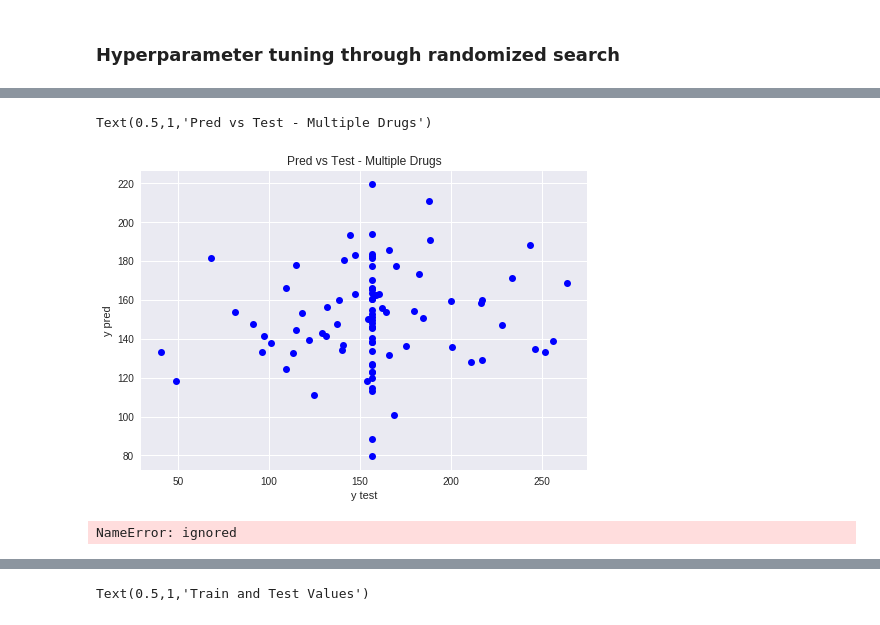
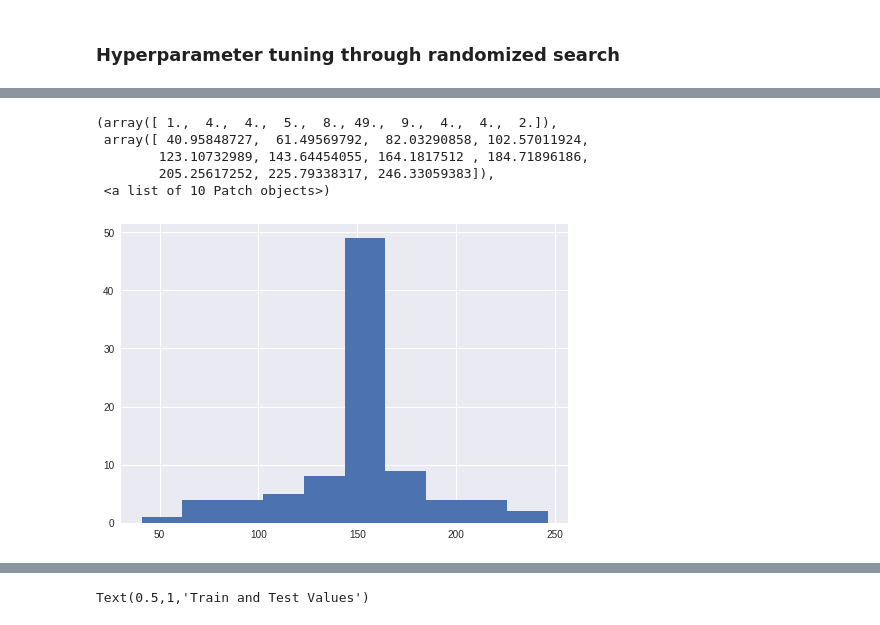
Before and after one commit to shalini-s/aml-drug-sensitivity, a Jupyter notebook: aml_drug_predictions.ipynb, the cells around one changed output, grey strips where cells are left out. Cells and saved outputs as stored; diff of their text form; code cells hidden in the pictures.

```diff
--- a/aml_drug_predictions.ipynb
+++ b/aml_drug_predictions.ipynb
@@ -50,10 +73,10 @@ del data
 # %% [markdown]
 ## Model
 # %%
-def model_predict(x_train, n_lay, n_nodes, activation_func, n_output, dr_rate):
+def model_predict_gen(x_train, n_lay, n_nodes, activation_func, n_output, reg_rate, dr_rate):
     layers = []
     for i in range(0, n_lay-1):
-      new_layer = tf.layers.Dense(units=n_nodes, activation=activation_func,kernel_regularizer=keras.regularizers.l2(0.001))
+      new_layer = tf.layers.Dense(units=n_nodes, activation=activation_func,kernel_regularizer=keras.regularizers.l2(reg_rate))
       layers.append(new_layer)
     layers.append(tf.layers.Dense(units=n_output)) #should last activation func b dif?
 
@@ -178 +251,6 @@ params = {'dr_rate': 0.4, 'n_nodes': 100, 'l_rate': 0.001, 'activation_func': tf
+# %%
+params = {'dr_rate': 0.5, 'n_nodes': 100, 'l_rate': 0.001, 'activation_func': tf.nn.relu, 'n_layers': 3, 'reg_rate': 0.001, 'n_output': 5}
+
+res = nn(X, y, n_val = 15, n_ep = 300, **params)
+r2, r2test, losses_train, _predictions_train, _sensitivity_train, losses_test, _predictions_test, _sensitivity_test, validation = res
 # %%
@@ -276,13 +276,11 @@ np.mean(validation)
 # %%
-y_train = pd.DataFrame(_y_train)
-y_pred = pd.DataFrame(_y_train_pred)
-plt.plot(y_train.iloc[:,0],y_pred.iloc[:,0],'bo')
-plt.xlabel('y train')
+y_test = pd.DataFrame(_sensitivity_test)
+y_pred = pd.DataFrame(_predictions_test)
+plt.plot(y_test.iloc[:,0],y_pred.iloc[:,0],'bo')
+plt.xlabel('y test')
 plt.ylabel('y pred')
-plt.title('Pred vs Train - Multiple Drugs')
-# Best Train R2: 0.154347107813
-# Best Test R2: -0.0103134143273
-# Best Train Params: {'dr_rate': 0.4, 'n_nodes': 100, 'l_rate': 0.001, 'activation_func': <function relu at 0x7ff2cb6c1758>, 'n_layers': 3, 'n_output': 122}
-# Best Test Params: {'dr_rate': 0.6, 'n_nodes': 50, 'l_rate': 0.9, 'activation_func': <function sigmoid at 0x7ff2cb650320>, 'n_layers': 7, 'n_output': 122}
+plt.title('Pred vs Test - top 5 drugs')
+#Best Train Params: {'dr_rate': 0.3, 'n_nodes': 100, 'l_rate': 0.5, 'activation_func': <function sigmoid at 0x7fcd3011b6e0>, 'n_layers': 3, 'n_output': 1}
+#Best Train R2: 0.942072275879
 
 #but testing data is shit
@@ -292,19 +287,9 @@ Text(0.5,1,'Pred vs Train - Multiple Drugs')
-# %%
-y_test = pd.DataFrame(_y_test)
-y_pred = pd.DataFrame(_y_test_pred)
-plt.plot(y_test.iloc[:,0],y_pred.iloc[:,0],'bo')
-plt.xlabel('y test')
-plt.ylabel('y pred')
-plt.title('Pred vs Test - Multiple Drugs')
-
-#Best Train Params: {'dr_rate': 0.3, 'n_nodes': 100, 'l_rate': 0.5, 'activation_func': <function sigmoid at 0x7fcd3011b6e0>, 'n_layers': 3, 'n_output': 1}
-#Best Train R2: 0.942072275879
-
-#but testing data is shit
-# %% [output]
-Text(0.5,1,'Pred vs Test - Multiple Drugs')
-[figure, removed]
 # %%
-plt.hist(X)
+plt.hist(y_test.iloc[:,0])
 # %% [output]
-NameError: ignored
+(array([ 1.,  4.,  4.,  5.,  8., 49.,  9.,  4.,  4.,  2.]),
+ array([ 40.95848727,  61.49569792,  82.03290858, 102.57011924,
+        123.10732989, 143.64454055, 164.1817512 , 184.71896186,
+        205.25617252, 225.79338317, 246.33059383]),
+ <a list of 10 Patch objects>)
+[figure, added]
```
Also changed, not shown: parts of 39 cells of this notebook, 1 other file.
